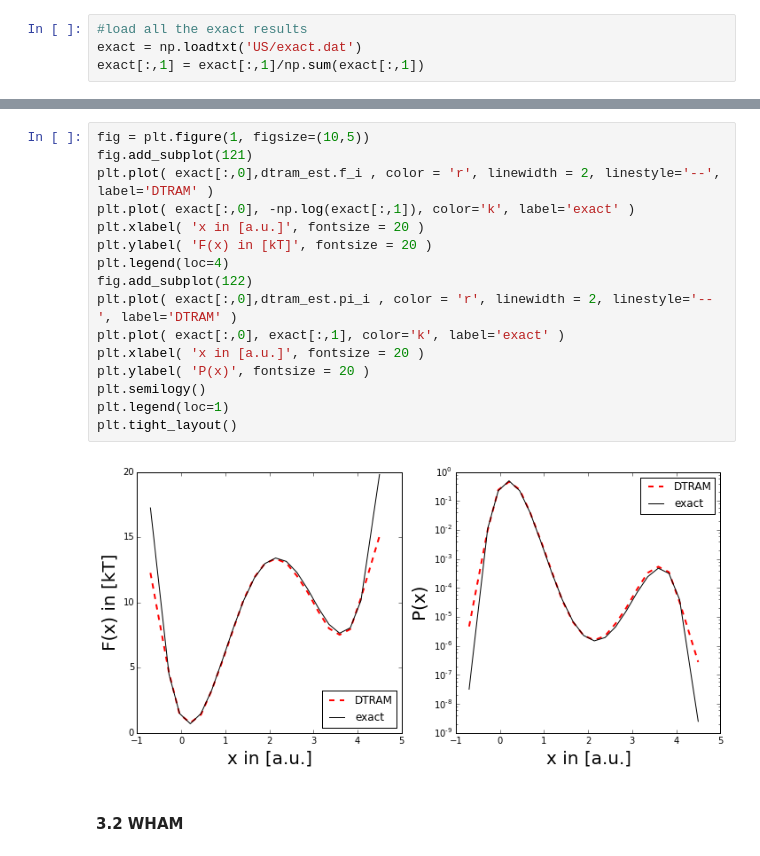
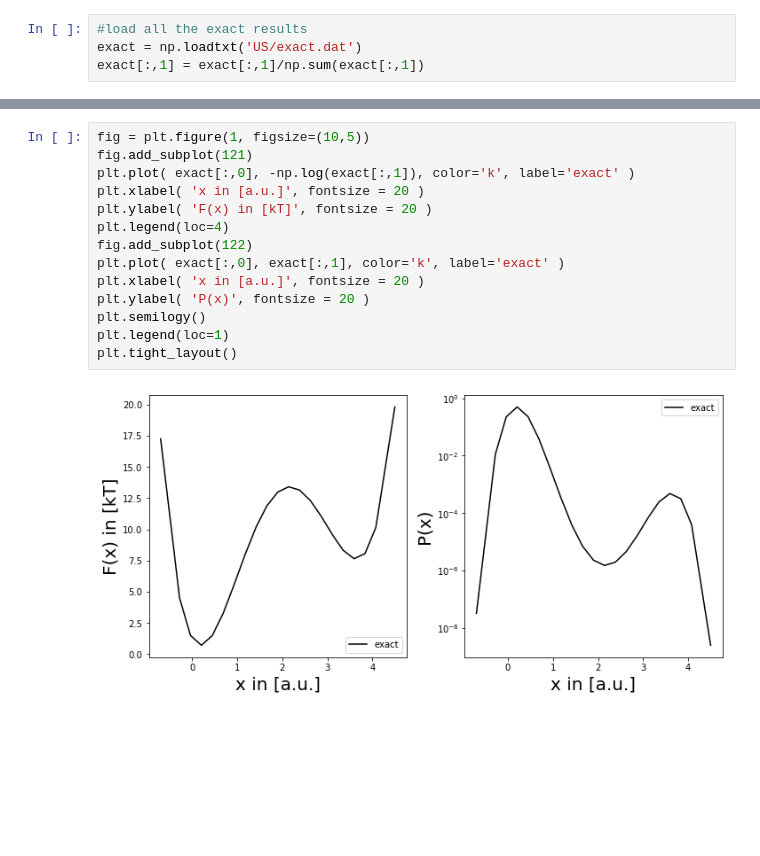
Before and after one commit to michellab/thermo_length, a Jupyter notebook: examples/double_well_example.ipynb, the cells around one changed output, grey strips where cells are left out. Cells and saved outputs as stored; diff of their text form; blank space fills up the shorter version.

```diff
--- a/examples/double_well_example.ipynb
+++ b/examples/double_well_example.ipynb
@@ -186,20 +32,16 @@ print "#====================================================================="
 # %%
 fig = plt.figure(1, figsize=(10,5))
 fig.add_subplot(121)
-plt.plot( exact[:,0],dtram_est.f_i , color = 'r', linewidth = 2, linestyle='--', label='DTRAM' )
 plt.plot( exact[:,0], -np.log(exact[:,1]), color='k', label='exact' )
 plt.xlabel( 'x in [a.u.]', fontsize = 20 )
 plt.ylabel( 'F(x) in [kT]', fontsize = 20 )
 plt.legend(loc=4)
 fig.add_subplot(122)
-plt.plot( exact[:,0],dtram_est.pi_i , color = 'r', linewidth = 2, linestyle='--', label='DTRAM' )
 plt.plot( exact[:,0], exact[:,1], color='k', label='exact' )
 plt.xlabel( 'x in [a.u.]', fontsize = 20 )
 plt.ylabel( 'P(x)', fontsize = 20 )
 plt.semilogy()
 plt.legend(loc=1)
 plt.tight_layout()
 # %% [output]
-[figure, old version]
+[figure, new version]
-# %% [markdown]
-#### 3.2 WHAM
```
Also changed, not shown: parts of 49 cells of this notebook, 1 other file.
